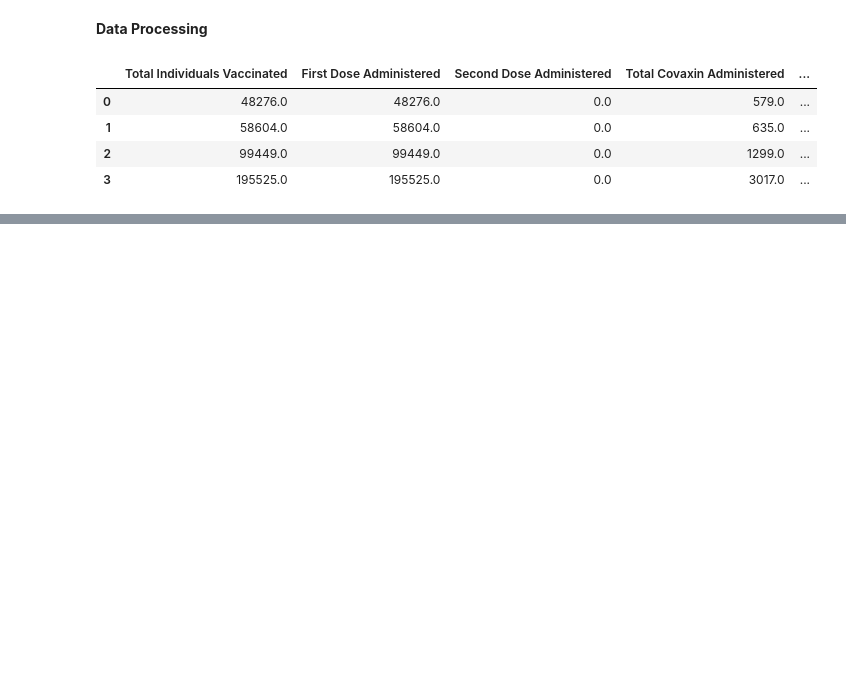
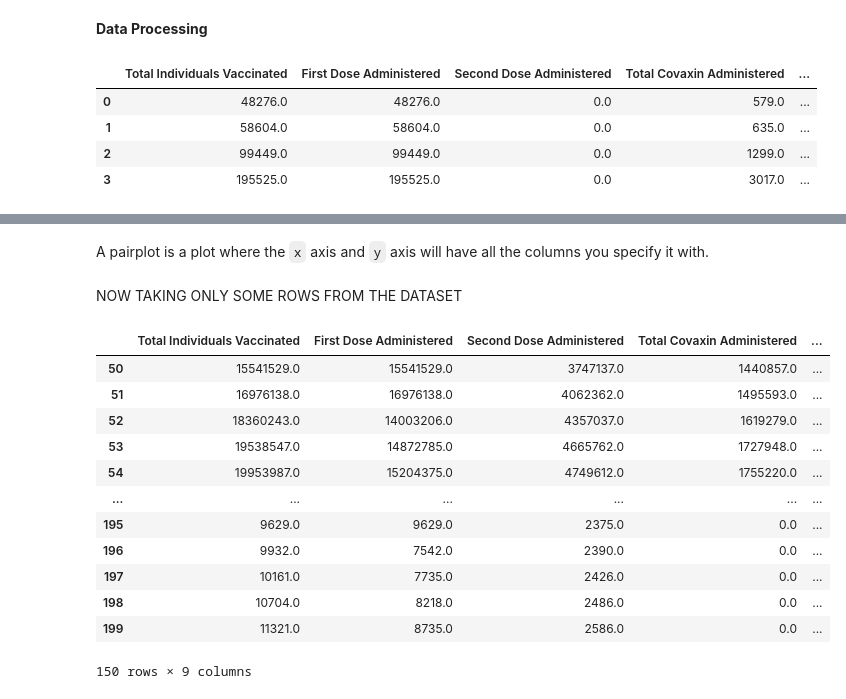
Before and after one commit to soumyakandari/MLnow_2.0, a Jupyter notebook: MLassignment1.ipynb, the cells around one changed output, grey strips where cells are left out. Cells and saved outputs as stored; diff of their text form; code cells hidden in the pictures; blank space fills up the shorter version.

```diff
--- a/MLassignment1.ipynb
+++ b/MLassignment1.ipynb
@@ -72,0 +104,21 @@ mathData.head(4)
+# %% [markdown]
+A pairplot is a plot where the `x` axis and `y` axis will have all the columns you specify it with.
+# %% [markdown]
+NOW TAKING ONLY SOME ROWS FROM THE DATASET
+# %%
+mathData_rows = mathData.iloc[50:200]
+mathData_rows
+# %% [output]
+|  | Total Individuals Vaccinated | First Dose Administered | Second Dose Administered | Total Covaxin Administered | ... |
+| 50 | 15541529.0 | 15541529.0 | 3747137.0 | 1440857.0 | ... |
+| 51 | 16976138.0 | 16976138.0 | 4062362.0 | 1495593.0 | ... |
+| 52 | 18360243.0 | 14003206.0 | 4357037.0 | 1619279.0 | ... |
+| 53 | 19538547.0 | 14872785.0 | 4665762.0 | 1727948.0 | ... |
+| 54 | 19953987.0 | 15204375.0 | 4749612.0 | 1755220.0 | ... |
+| ... | ... | ... | ... | ... | ... |
+| 195 | 9629.0 | 9629.0 | 2375.0 | 0.0 | ... |
+| 196 | 9932.0 | 7542.0 | 2390.0 | 0.0 | ... |
+| 197 | 10161.0 | 7735.0 | 2426.0 | 0.0 | ... |
+| 198 | 10704.0 | 8218.0 | 2486.0 | 0.0 | ... |
+| 199 | 11321.0 | 8735.0 | 2586.0 | 0.0 | ... |
+150 rows × 9 columns
```
Also changed, not shown: parts of 6 cells of this notebook.
